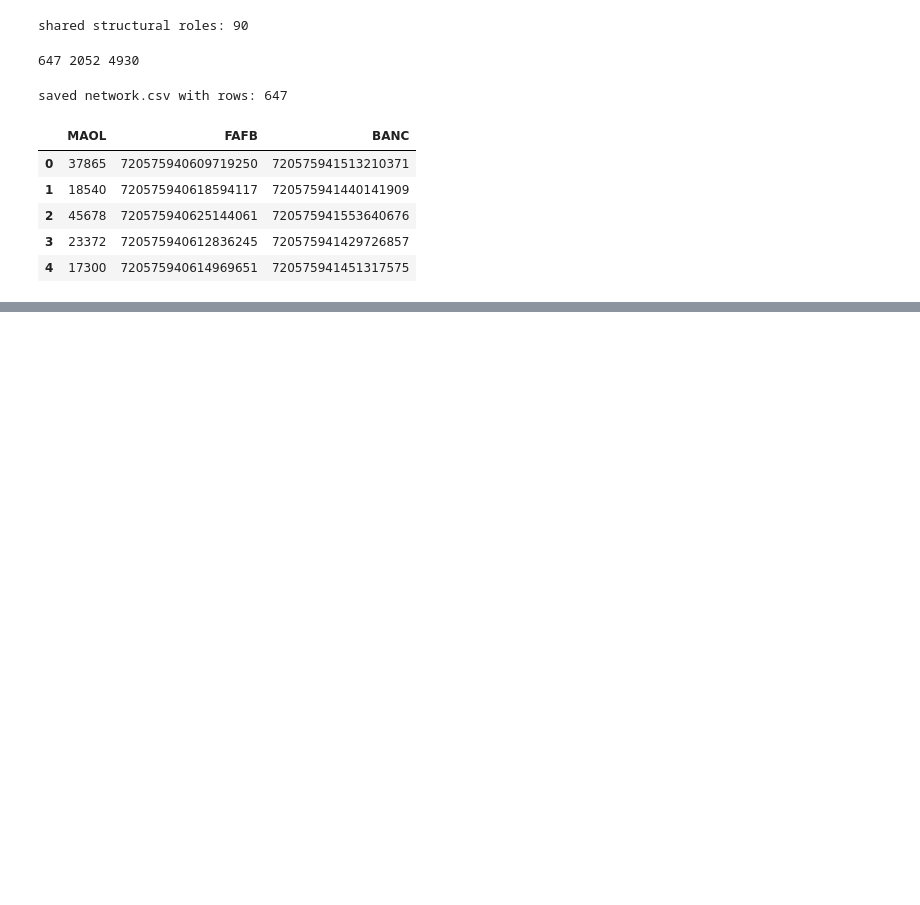
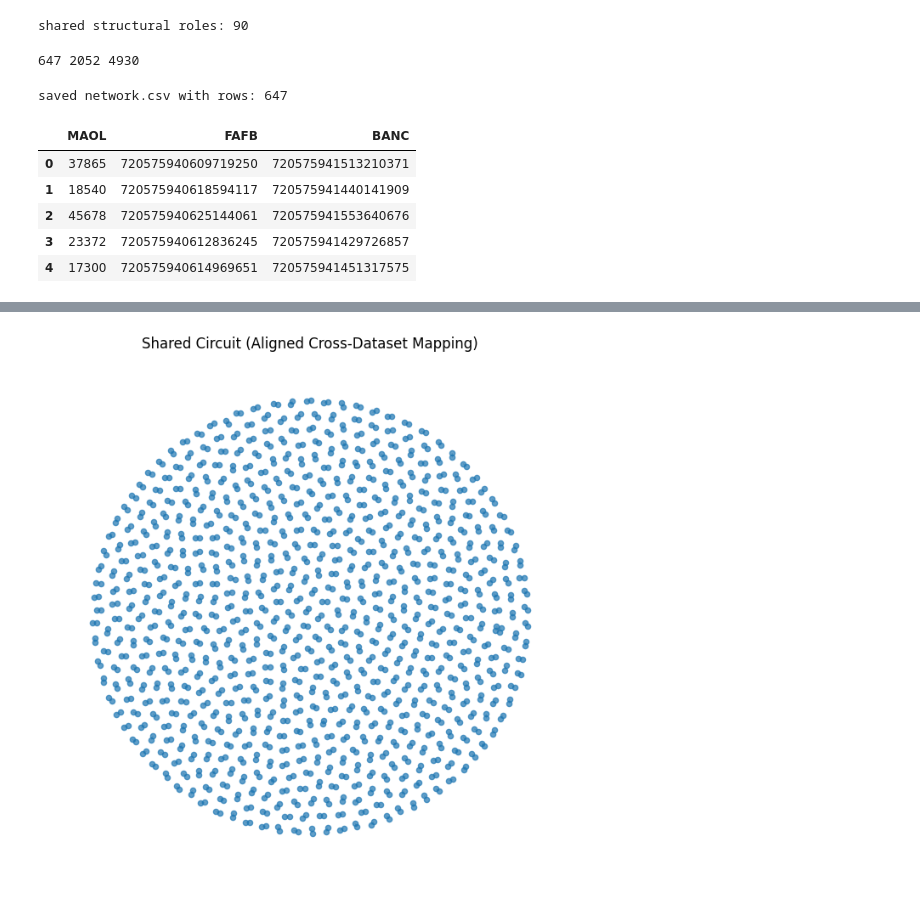
Before and after one commit to vachikasera/Flywire-Summer-Internship, a Jupyter notebook: solution.ipynb, the cells around one changed output, grey strips where cells are left out. Cells and saved outputs as stored; diff of their text form; code cells hidden in the pictures; blank space fills up the shorter version.

```diff
--- a/solution.ipynb
+++ b/solution.ipynb
@@ -90,0 +193,5 @@ saved network.csv with rows: 647
+# %%
+df = pd.read_csv("network.csv")
+plot_circuit(df)
+# %% [output]
+[figure, added]
```
Also changed, not shown: parts of 5 cells of this notebook.
